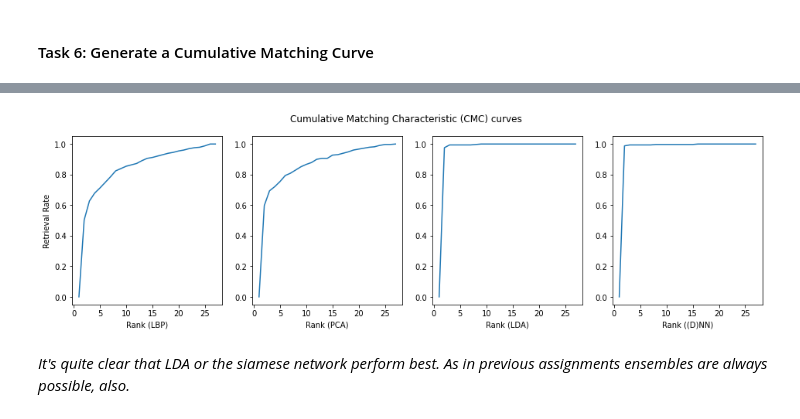
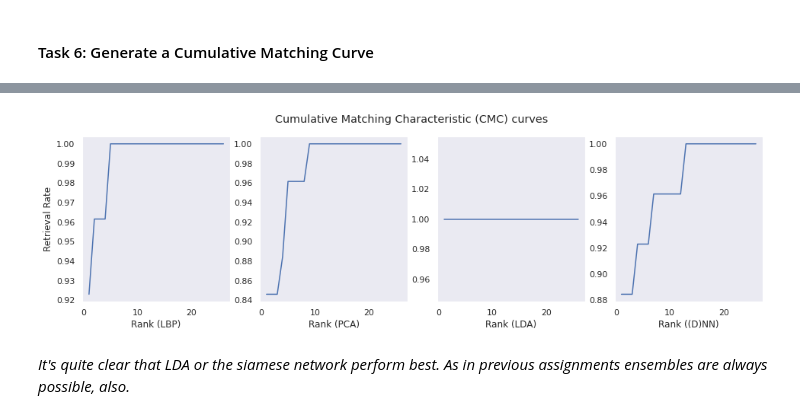
Before and after one commit to BrunoVandekerkhove/biometric-systems, a Jupyter notebook: face_recognition/facial_recognition.ipynb, the cells around one changed output, grey strips where cells are left out. Drawn from its saved outputs; the diff is of its cells as text; code cells hidden in the pictures.

```diff
--- a/face_recognition/facial_recognition.ipynb
+++ b/face_recognition/facial_recognition.ipynb
@@ -366,7 +369,7 @@ class SiameseNetworkStrategy(FaceRecognitionStrategy):
     super().__init__(data, "(D)NN")
     _, data_h, data_w, data_channels = data.images.shape
     self.encoder, self.model = siamese.create_siamese_model((data_h, data_w, data_channels))
-  def fit(self, rms=Adam(), epochs=10):
+  def fit(self, rms=Adam(), epochs=1):
     x_train_pairs, y_train_pairs = siamese.get_siamese_paired_data(self.x_train, self.y_train)
     self.model.compile(
         loss=siamese.contrastive_loss,
@@ -432,7 +423,7 @@ train and the test set then stores them on disk.
   The training set result is used for validation.
   The test set scores are used for evaluation.
 """
-recompute = True # set to true if starting from scratch
+recompute = False # set to true if starting from scratch
 scores_dict = {} # holds the distances & similarity matrices for training set
 scores_test_dict = {} # holds the distances & similarities for the test set for the evaluation at the end
 for strategy in strategies:
@@ -443,7 +434,7 @@ for strategy in strategies:
   if recompute or not(has_scores) or not(has_test_scores): # check if the scores have to be recomputed
     strategy.fit() # if yes the model has to be fitted first
   if recompute or not(has_scores): # recompute training set scores
-    (genuine_id, distances, normalised, matrix) = strategy.get_scores()
+    (genuine_id, distances, normalised, matrix) = strategy.get_scores_val()
     pickle_file = open(scores_file, "wb")
     pickle.dump((genuine_id, distances, normalised, matrix), pickle_file)
   else: # load training set scores from disk
@@ -692,45 +673,34 @@ AP ((D)NN) =  0.021717
 # %%
-def CMC(matrix, probes, targets, any=False):
-    """
-    Return cumulative matching characteristic curve results.
-    """
-    gallery = [targets.index(x) for x in list(set(targets))] # for each person, index of template image
-    n_ranks = len(targets) if any else len(gallery)
-    cmc = [0] * n_ranks
-    for (i,row) in enumerate(matrix):
-      if any:
-        sort = sorted(row, reverse=True)
-        rank = min([sort.index(row[t]) for t in [j for j in range(len(targets)) if targets[j] == probes[i]]])
-      else:
-        template_scores = [row[template] for template in gallery]
-        sort = sorted(template_scores, reverse=True)
-        rank = sort.index(row[gallery[probes[i]]])
-      if rank < len(targets):
-        cmc[rank] += 1
+def CMC(similarity_matrix, n_ranks=8):
+  """Calculate the Cumulative Matching Characteristic (CMC) curve."""
+  cmc = [0] * n_ranks
+  for (i,row) in enumerate(similarity_matrix):
+    rank = len(row) - 1 - np.argsort(np.argsort(row))[i]
+    if rank < n_ranks:
+      cmc[rank] += 1
     prev = 0
-    for i in range(n_ranks):
-      prev = cmc[i] + prev
-      cmc[i] = prev / len(probes)
-    return [0] + cmc
+  for i in range(n_ranks):
+    prev = cmc[i] + prev
+    cmc[i] = prev / similarity_matrix.shape[0]
+  return cmc
 
+center_plots()
 figure, axes = plt.subplots(ncols=len(strategies), figsize=(16,4))
 figure.suptitle('Cumulative Matching Characteristic (CMC) curves')
 
 i = 0
 for strategy in strategies:
   (_, _, _, matrix) = scores_dict[strategy.name]
-  probes = strategy.y_train.tolist()
-  gallery = strategy.y_train.tolist()
-  cmc = CMC(matrix, probes, gallery)
+  cmc = CMC(matrix, n_ranks=26)
   axes[i].plot(list(range(1, len(cmc) + 1)), cmc)
   if i == 0:
     axes[i].set(ylabel='Retrieval Rate')
   axes[i].set(xlabel='Rank (' + strategy.name + ')')
   i = i + 1
 
 plt.show()
 # %% [output]
-[figure, old version]
+[figure, new version]
 # %% [markdown]
 *It's quite clear that LDA or the siamese network perform best. As in previous assignments ensembles are always possible, also.*
 # %% [markdown]
```
Also changed, not shown: parts of 15 cells of this notebook.
